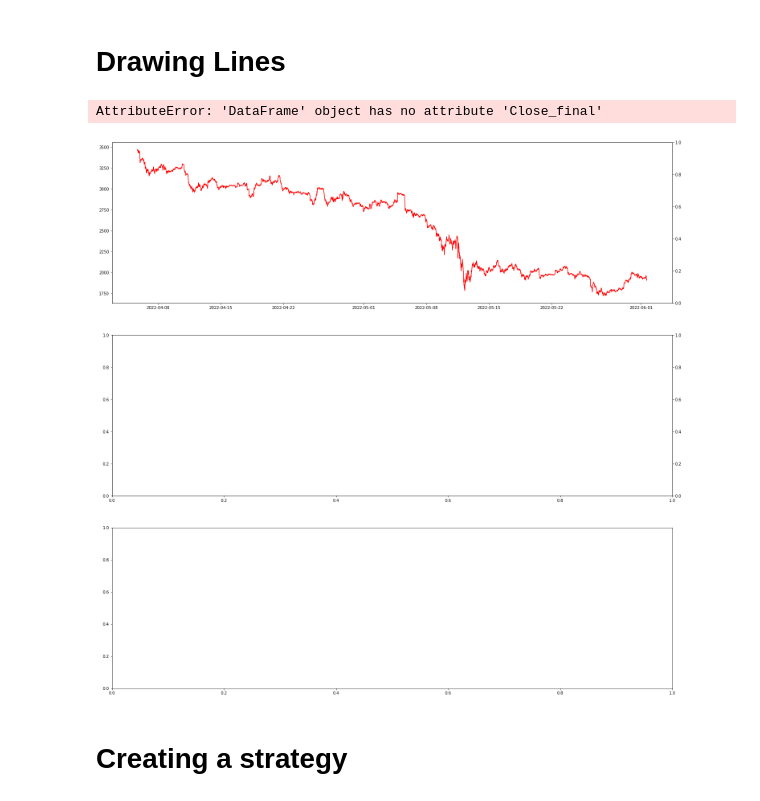
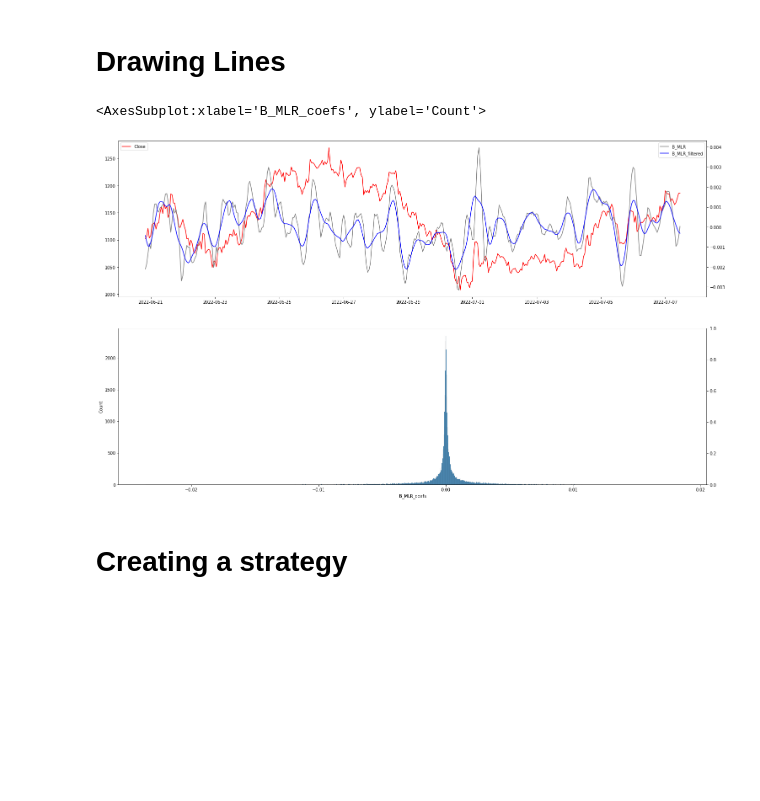
Before and after one commit to webclinic017/Trading-sandbox, a Jupyter notebook: 07_Previous_Trend_Indicators.ipynb, the cells around one changed output. Cells and saved outputs as stored; diff of their text form; code cells hidden in the pictures; blank space fills up the shorter version.

```diff
--- a/07_Next_Trend_Indicators.ipynb
+++ b/07_Previous_Trend_Indicators.ipynb
@@ -422,20 +65,0 @@ df.head()
-# %%
-
-
-window = 8
-coefs_2 = []
-
-
-for i in range(window,len(df)):
-    ys = df['Close'].values[i-window:i]
-    xs = df.timestamp.values[i-window:i].reshape(-1, 1)
-
-    model = LinearRegression().fit(xs,ys)
-
-    coefs_2.append(model.coef_[0])
-
-df['B_MLR_coefs'] = np.nan
-df['B_MLR_coefs'].iloc[window:] = coefs_2
-df['Close_final'] = fft_denoiser(df.Close.values,50)
-
-df.dropna(inplace=True)
@@ -458,0 +66,3 @@ df
+# %%
+df = computeLaggingLinearRegression(df,window=8,filter_ceof=True, derivative=True,filter_method='savgol')
+df.head()
@@ -459,27 +77,22 @@ df
 # %% [markdown]
 # Drawing Lines
 # %%
-fig, ax_left = plt.subplots(3, figsize=(25,25))
+fig, ax_left = plt.subplots(2, figsize=(25,15))
 ax_right =[]
+
 ax_right.append(ax_left[0].twinx())
 ax_right.append(ax_left[1].twinx())
 
-ax_left[0].plot(df.index, df.Close, color='red',label='Close')
-#ax_left[0].plot(df.Close_1[-400:], color='orange',label='savgol_filter')
-#ax_left[0].plot(df.Close_2[-400:], color='blue',label='hpfilter')
-#ax_left[0].plot(df.Close_3[-400:], color='gray',label='DWT')
-ax_left[0].plot(df.index,df.Close_final, color='gray',label='DWT')
+ax_left[0].plot(df.Close[-400:], color='red',label='Close')
+ax_right[0].plot(df.B_MLR_coefs[-400:], color='gray',label='B_MLR')
+ax_right[0].plot(df.B_MLR_coefs_filtered[-400:], color='blue',label='B_MLR_filtered')
 ax_left[0].legend(loc="upper left")
+ax_right[0].legend(loc="upper right")
 
 
-ax_left[1].plot(df.Close[-400:], color='red',label='Close')
-ax_right[1].plot(df['B_MLR_coefs'][-400:], color='black',label='B_MLR_coefs')
-ax_right[1].axhline(y=0, color='black', linestyle='--')
-ax_right[1].legend(loc="upper left")
-ax_left[1].legend(loc="upper right")
-sns.histplot(data=df['B_MLR_coefs'], ax = ax_left[2])
+sns.histplot(data=df['B_MLR_coefs'], ax = ax_left[1])
 # %% [output]
-AttributeError: 'DataFrame' object has no attribute 'Close_final'
+<AxesSubplot:xlabel='B_MLR_coefs', ylabel='Count'>
-[figure, old version]
+[figure, new version]
 # %% [markdown]
 # Creating a strategy
```
Also changed, not shown: parts of 35 cells of this notebook, 7 other files.
